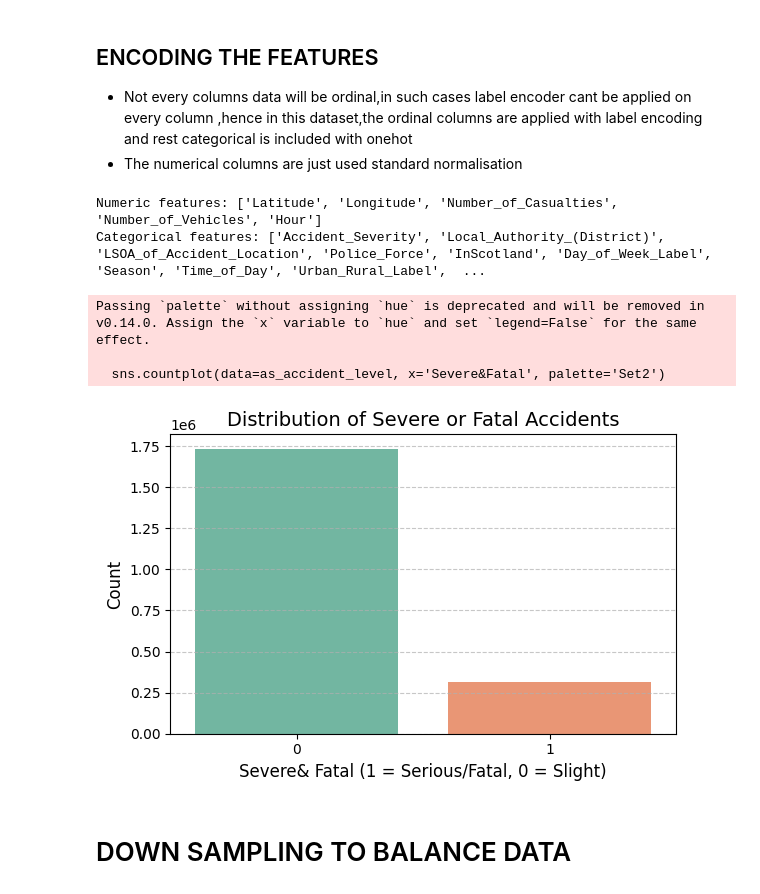
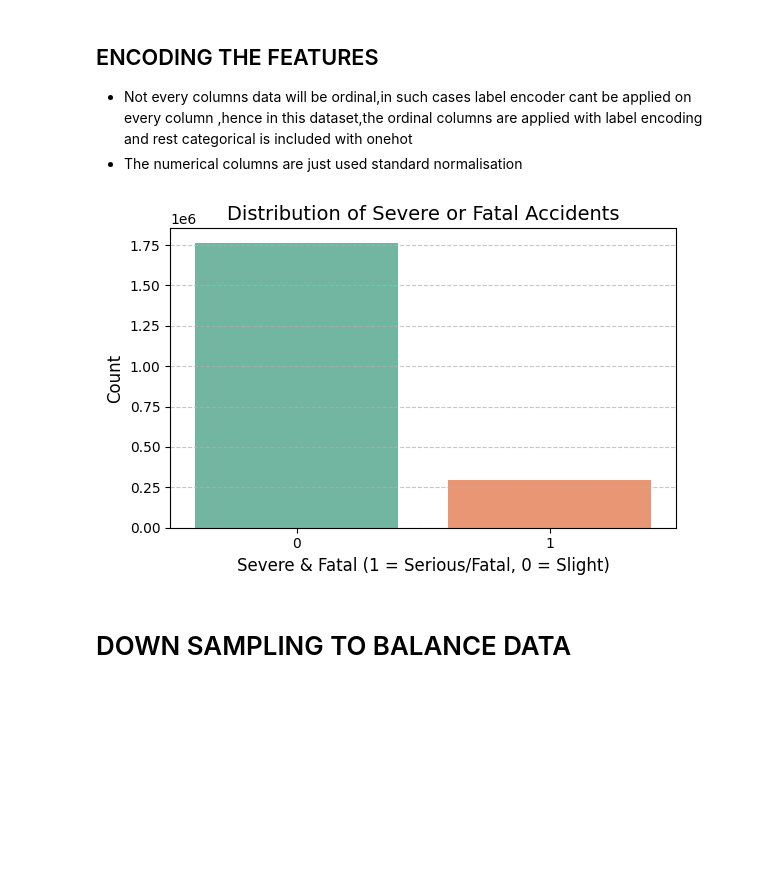
Before and after one commit to aishwarya-shekar-babu/Road-Accident-Prediction, a Jupyter notebook: Road_Accident_Prediction_eda_model1.ipynb, the cells around one changed output. Saved outputs shown, nothing was run; the diff lists cells and outputs as text; code cells hidden in the pictures; blank space fills up the shorter version.

```diff
--- a/Road_Accident_Prediction_eda_model1.ipynb
+++ b/Road_Accident_Prediction_eda_model1.ipynb
@@ -166,13 +278,24 @@ New shape: (2047256, 21)
 
 The columns are filtered further be proceeding with the modelling
 # %%
-as_cols = [
+# original accident‐level columns
+accident_cols = [
     'Accident_Severity','Date','Time','Latitude','Longitude',
-    'Local_Authority_(District)','LSOA_of_Accident_Location','Urban_or_Rural_Area',
+    'Local_Authority_(District)','Urban_or_Rural_Area',
     'Road_Surface_Conditions','Road_Type','Speed_limit','Weather_Conditions',
     'Light_Conditions','Number_of_Casualties','Number_of_Vehicles',
     'Police_Force','Day_of_Week','InScotland'
 ]
-as_accident_level = as_accident_df[as_cols].copy()
-print("After subsetting:", as_accident_level.shape)
+
+# vehicle‐level columns
+vehicle_cols = [
+    'Age_Band_of_Driver','Age_of_Vehicle','Driver_IMD_Decile',
+    'Engine_Capacity_.CC.','Sex_of_Driver',
+    'Vehicle_Reference','Vehicle_Type','Was_Vehicle_Left_Hand_Drive'
+]
+
+# merged DataFrame to include both sets
+as_accident_level = as_accident_df[accident_cols + vehicle_cols].copy()
+print("After subsetting (accident + vehicle):", as_accident_level.shape)
+print(as_accident_level.columns.tolist())
 # %% [output]
@@ -282,14 +406,6 @@ as_accident_level['Number_of_Vehicles']   = \
 # %%
 # 2.7 Fill missing InScotland with "Unknown"
 as_accident_level['InScotland'] = as_accident_level['InScotland'].fillna('Unknown').astype(str).str.strip()
-
-# 2.8 Fill missing LSOA_of_Accident_Location (~7%) with "Unknown"
-as_accident_level['LSOA_of_Accident_Location'] = (
-    as_accident_level['LSOA_of_Accident_Location']
-    .fillna('Unknown')
-    .astype(str)
-    .str.strip()
-)
 # %%
 # 2.9 Fill all remaining categorical columns with "Unknown" if missing
 for col in [
@@ -334,7 +462,6 @@ as_accident_level['Hour'] = pd.to_datetime(
 as_accident_level['Hour'] = as_accident_level['Hour'].fillna(as_accident_level['Hour'].median()).astype(int)
 
 # Weekday and Month from Date_dt
-as_accident_level['Weekday_Num'] = as_accident_level['Date_dt'].dt.dayofweek
 as_accident_level['Month']       = as_accident_level['Date_dt'].dt.month
 
 # 5.8 DAY OF WEEK: Day_of_Week_Label from Date_dt (ignore original Day_of_Week)
@@ -342,6 +469,7 @@ as_accident_level['Day_of_Week_Label'] = as_accident_level['Date_dt'].dt.day_nam
 
 # Assuming 'Date_dt' is your datetime column
 as_accident_level['Year'] = as_accident_level['Date_dt'].dt.year
+
 
 # Season from Month
 def month_to_season(m):
@@ -370,6 +498,9 @@ def time_of_day(h):
     else:
         return 'Night'
 as_accident_level['Time_of_Day'] = as_accident_level['Hour'].apply(time_of_day)
+
+
+as_accident_level.drop(columns=['Date_dt'], inplace=True)
 # %%
 as_accident_level.head()
 # %% [output]
@@ -822,16 +906,4 @@ print(final_columns)
 
 *   Not every columns data will be ordinal,in such cases label encoder cant be applied on every column ,hence in this dataset,the ordinal columns are applied with label encoding and rest categorical is included with onehot
 * The numerical columns are just used standard normalisation
-# %%
-# Numerical columns (int or float)
-num_cols = as_accident_level.select_dtypes(include=['int64', 'float64']).columns.tolist()
-
-# Categorical columns (object or category)
-cat_cols = as_accident_level.select_dtypes(include=['object', 'category']).columns.tolist()
-
-print("Numeric features:", num_cols)
-print("Categorical features:", cat_cols)
-# %% [output]
-Numeric features: ['Latitude', 'Longitude', 'Number_of_Casualties', 'Number_of_Vehicles', 'Hour']
-Categorical features: ['Accident_Severity', 'Local_Authority_(District)', 'LSOA_of_Accident_Location', 'Police_Force', 'InScotland', 'Day_of_Week_Label', 'Season', 'Time_of_Day', 'Urban_Rural_Label',  ...
 # %%
@@ -863,18 +946,22 @@ y = as_accident_encoded[target]
 # %%
+plt.figure(figsize=(6, 4))
+ax = sns.countplot(
+    data=as_accident_level,
+    x='Severe&Fatal',
+    hue='Severe&Fatal',
+    palette='Set2'
+)
 
-plt.figure(figsize=(6, 4))
-sns.countplot(data=as_accident_level, x='Severe&Fatal', palette='Set2')
+ax.legend_.remove()
+
 plt.title('Distribution of Severe or Fatal Accidents', fontsize=14)
-plt.xlabel('Severe& Fatal (1 = Serious/Fatal, 0 = Slight)', fontsize=12)
+plt.xlabel('Severe & Fatal (1 = Serious/Fatal, 0 = Slight)', fontsize=12)
 plt.ylabel('Count', fontsize=12)
 plt.grid(axis='y', linestyle='--', alpha=0.7)
 plt.tight_layout()
 plt.show()
 # %% [output]
-Passing `palette` without assigning `hue` is deprecated and will be removed in v0.14.0. Assign the `x` variable to `hue` and set `legend=False` for the same effect.
-
-  sns.countplot(data=as_accident_level, x='Severe&Fatal', palette='Set2')
-[figure, old version]
+[figure, new version]
 # %% [markdown]
 # DOWN SAMPLING TO BALANCE DATA
 # %%
```
Also changed, not shown: parts of 55 cells of this notebook.
